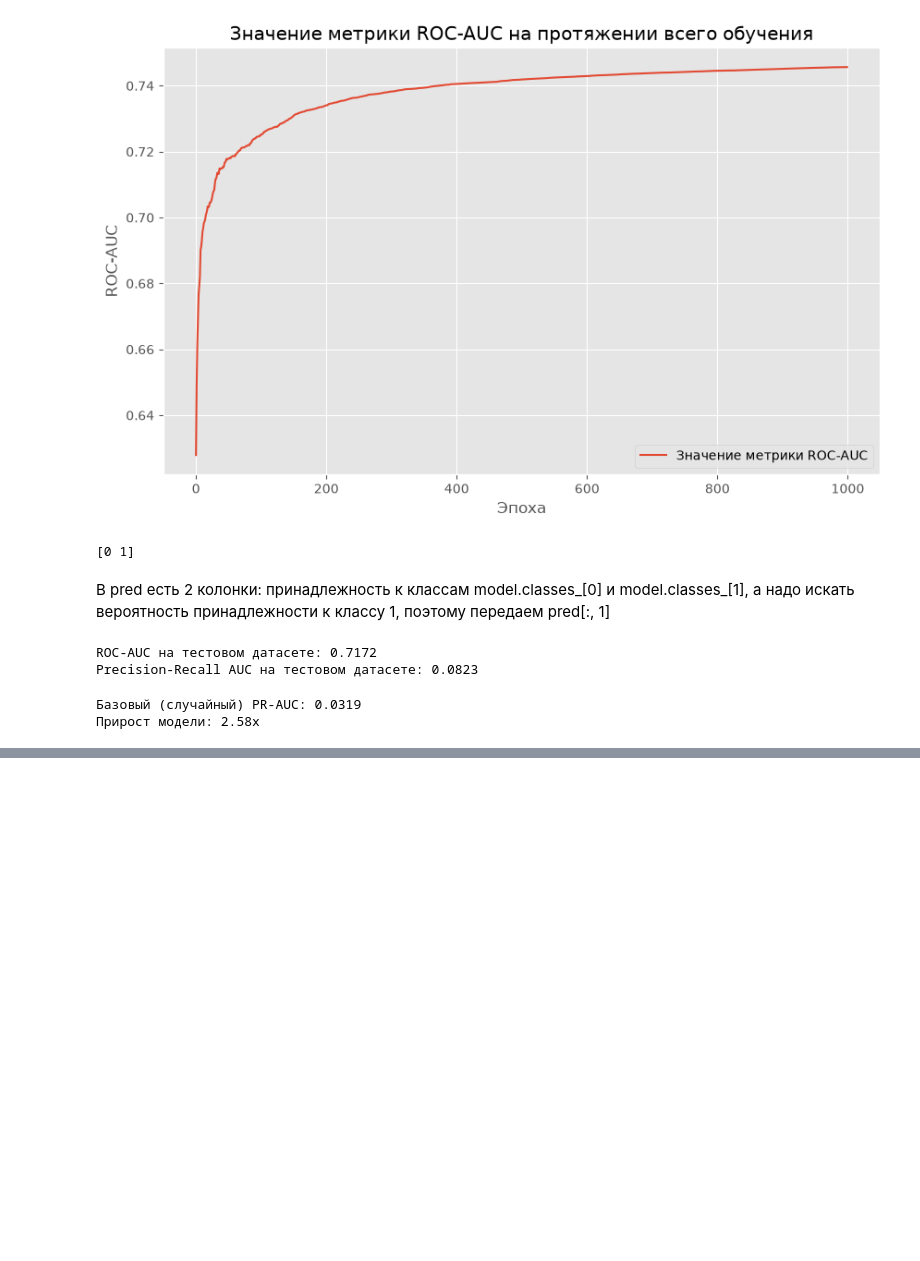
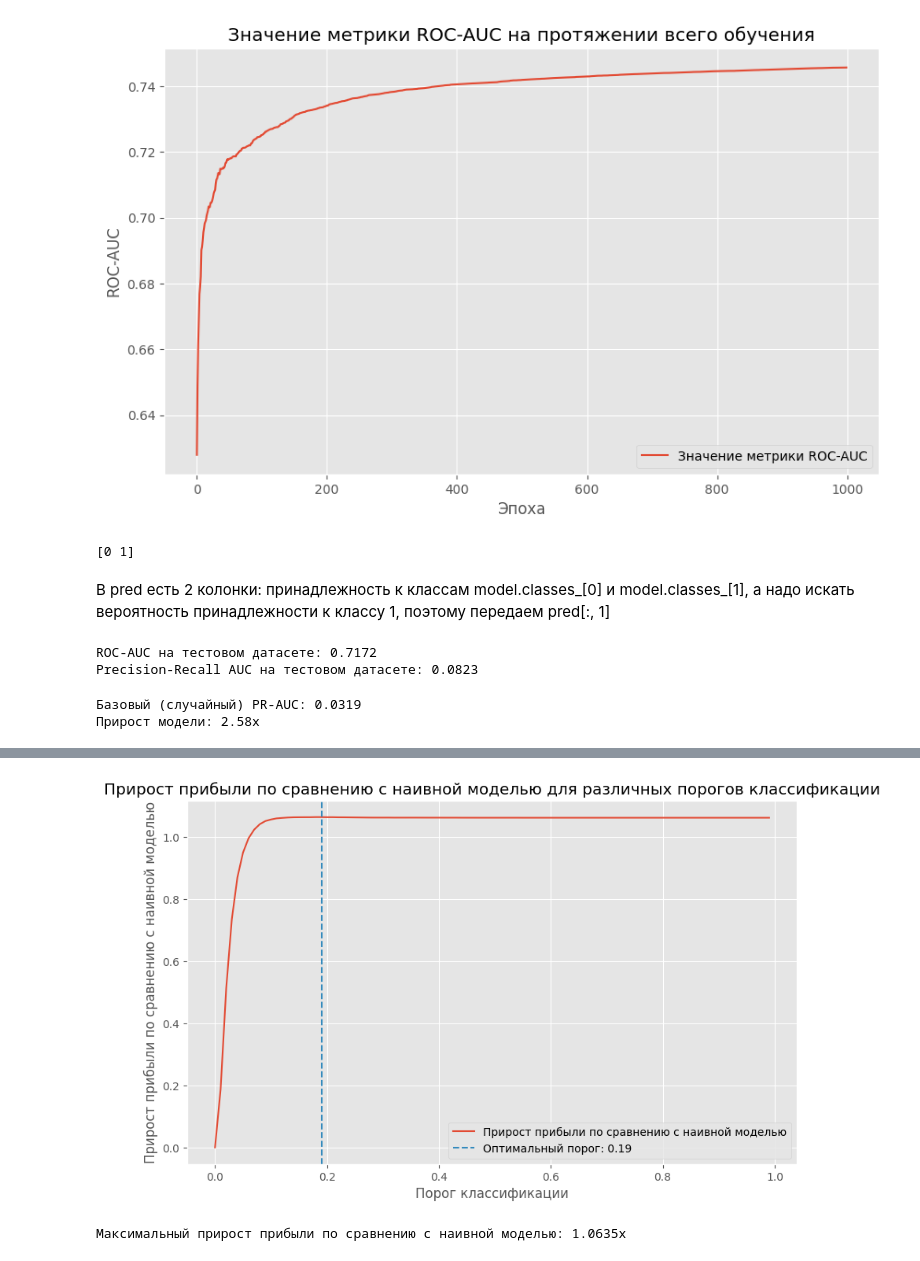
Before and after one commit to vitiatia/ML-Scorring, a Jupyter notebook: notebooks/model.ipynb, the cells around one changed output, grey strips where cells are left out. Cells and saved outputs as stored; diff of their text form; code cells hidden in the pictures; blank space fills up the shorter version.

```diff
--- a/notebooks/model.ipynb
+++ b/notebooks/model.ipynb
@@ -124,0 +200,47 @@ plt.show()
+# %%
+def count_profit(df, pred, th):
+    df_lim = df[['pre_loans_credit_limit_max', 'flag']].copy()
+    df_lim['pre_loans_credit_limit_max'] = df_lim['pre_loans_credit_limit_max'] + 1
+
+    mask = df_lim['flag'] == 1
+    df_lim.loc[mask, 'pre_loans_credit_limit_max'] *= -lgd
+    df_lim.loc[~mask, 'pre_loans_credit_limit_max'] *= margin
+
+    pred_class = (pred > th).astype(int)
+    df_lim['pred'] = pred_class
+
+    sum_profit = df_lim.loc[df_lim['pred'] == 0, 'pre_loans_credit_limit_max'].sum()
+
+    return sum_profit
+# %%
+import warnings
+warnings.filterwarnings("ignore")
+
+history_profit = []
+sum_base = df_test.loc[df_test['flag'] == 0, 'pre_loans_credit_limit_max'].sum() * margin - df_test.loc[df_test['flag'] == 1, 'pre_loans_credit_limit_max'].sum() * lgd
+thresholds = np.arange(0.0, 1, 0.01)
+
+for th in thresholds:
+    pred_th = (model.predict_proba(test_pool)[:, 1] >= th).astype(int)
+    sum_profit = count_profit(df_test, pred_th, th)
+    history_profit.append(sum_profit / sum_base)
+
+plt.figure(figsize=(10, 6))
+sns.lineplot(x=thresholds, y=history_profit, color='C0', label='Прирост прибыли по сравнению с наивной моделью')
+
+max_index = np.argmax(history_profit)
+max_threshold = thresholds[max_index]
+plt.axvline(x=max_threshold, color='C1', linestyle='--', label=f'Оптимальный порог: {max_threshold:.2f}')
+plt.legend()
+plt.title('Прирост прибыли по сравнению с наивной моделью для различных порогов классификации')
+plt.xlabel('Порог классификации')
+plt.ylabel('Прирост прибыли по сравнению с наивной моделью')
+plt.show()
+# %% [output]
+[figure, added]
+# %%
+pred_th_max = (model.predict_proba(test_pool)[:, 1] >= max_threshold).astype(int)
+profit_max = count_profit(df_test, pred_th_max, max_threshold)
+print(f"Максимальный прирост прибыли по сравнению с наивной моделью: {profit_max / sum_base:.4f}x")
+# %% [output]
+Максимальный прирост прибыли по сравнению с наивной моделью: 1.0635x
```
Also changed, not shown: parts of 8 cells of this notebook.
